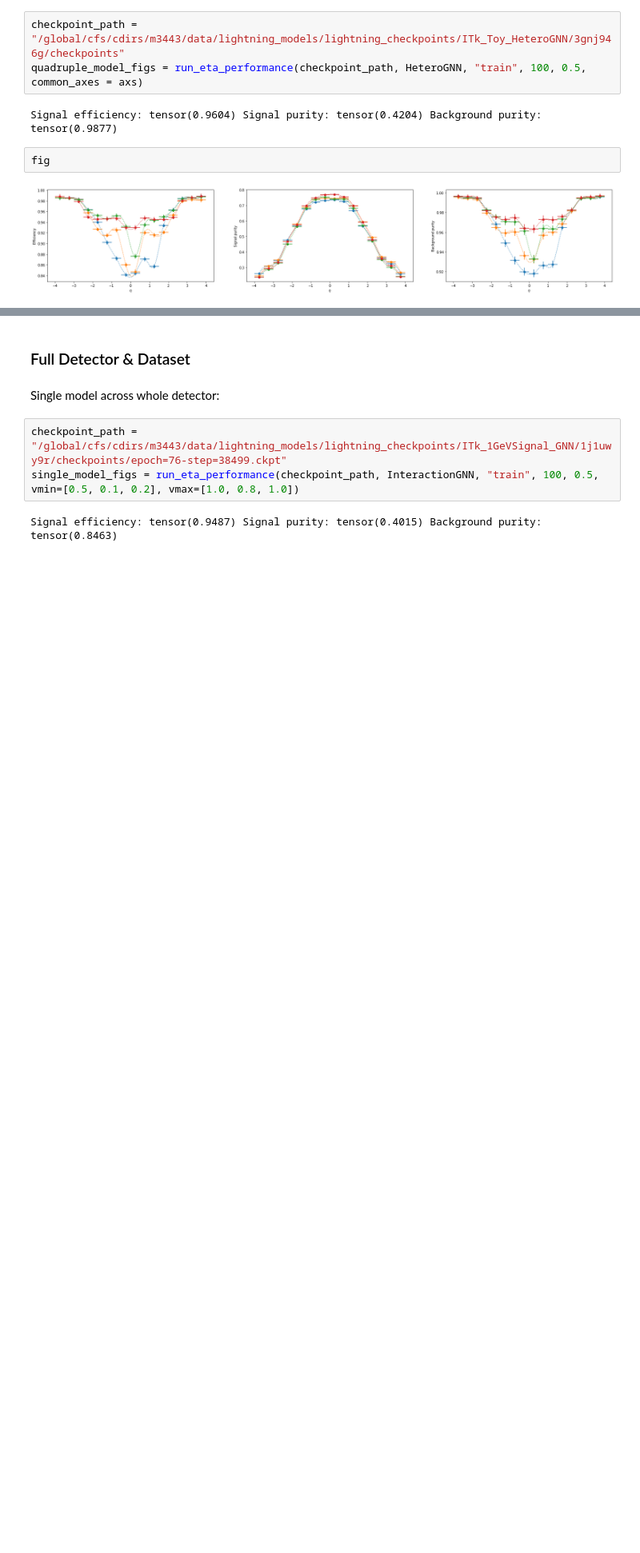
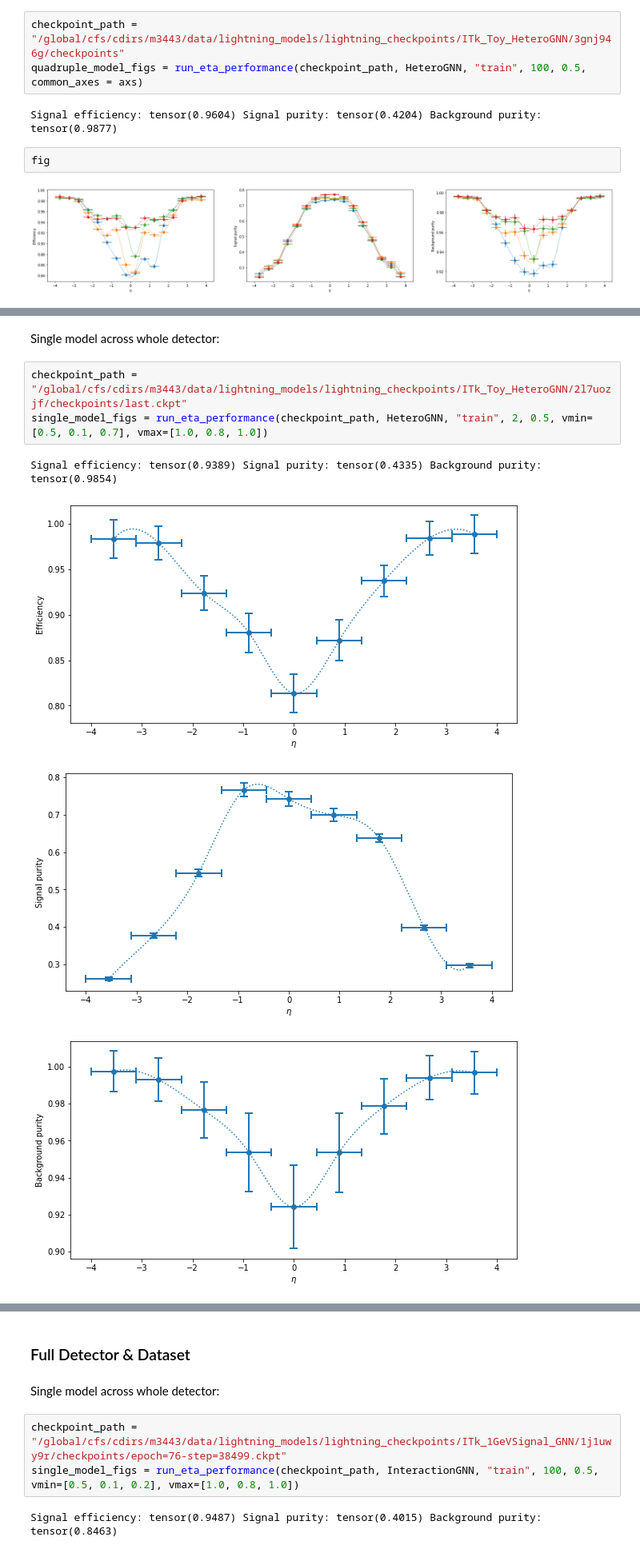
Before and after one commit to HSF-reco-and-software-triggers/Tracking-ML-Exa.TrkX, a Jupyter notebook: Pipelines/Common_Tracking_Example/notebooks/ITk/Exploration/VanillaHeteroGNN.ipynb, the cells around one changed output, grey strips where cells are left out. Shown at 80% size. Saved outputs shown, nothing was run; the diff lists cells and outputs as text; blank space fills up the shorter version.

Commit message:
Update heteroGNN scripts

```diff
--- a/Pipelines/Common_Tracking_Example/notebooks/ITk/Exploration/VanillaHeteroGNN.ipynb
+++ b/Pipelines/Common_Tracking_Example/notebooks/ITk/Exploration/VanillaHeteroGNN.ipynb
@@ -234,0 +243,10 @@ fig
+# %% [markdown]
+Single model across whole detector:
+# %%
+checkpoint_path = "/global/cfs/cdirs/m3443/data/lightning_models/lightning_checkpoints/ITk_Toy_HeteroGNN/2l7uozjf/checkpoints/last.ckpt"
+single_model_figs = run_eta_performance(checkpoint_path, HeteroGNN, "train", 2, 0.5, vmin=[0.5, 0.1, 0.7], vmax=[1.0, 0.8, 1.0])
+# %% [output]
+Signal efficiency: tensor(0.9389) Signal purity: tensor(0.4335) Background purity: tensor(0.9854)
+[figure, added]
+[figure, added]
+[figure, added]
```
Also changed, not shown: parts of 17 cells of this notebook, 22 other files.
